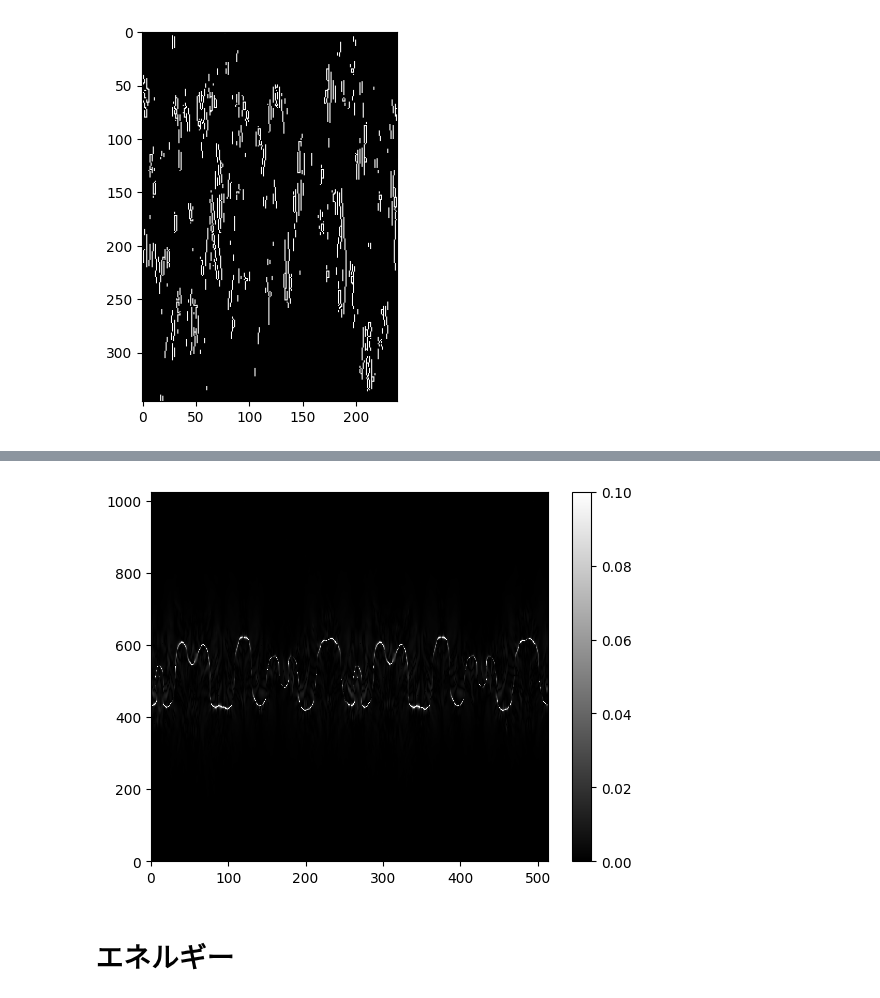
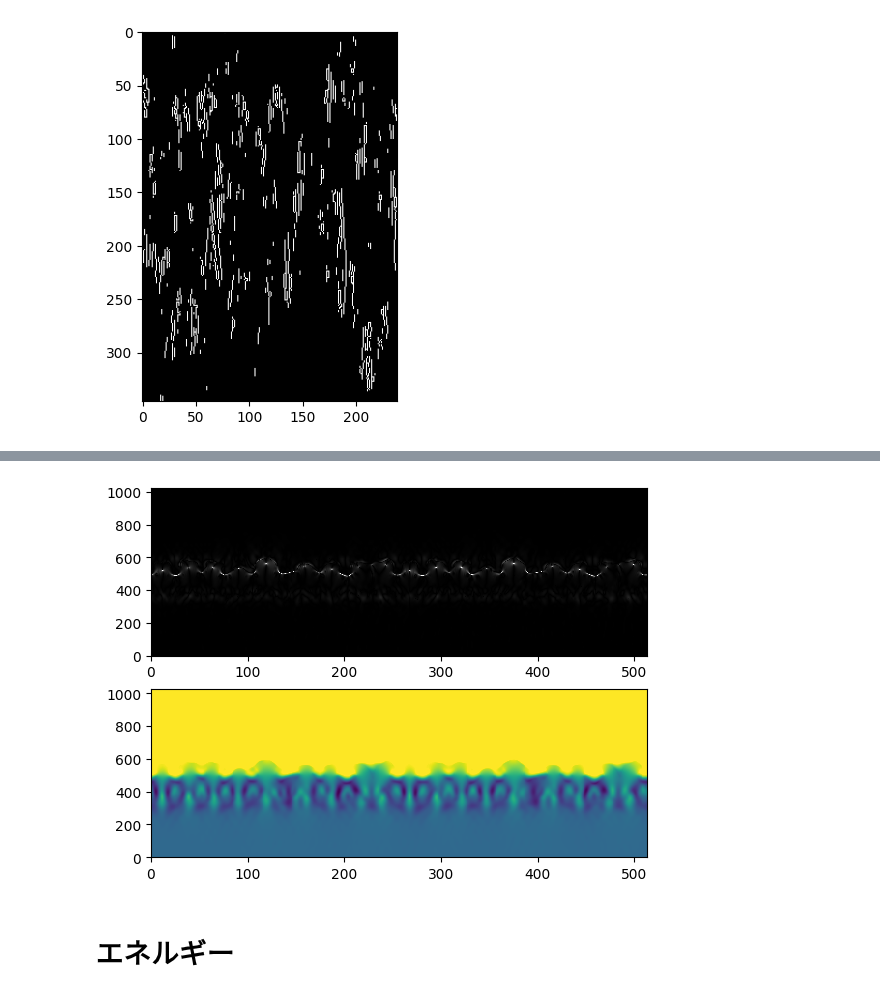
Before and after one commit to koki-mus/research, a Jupyter notebook: src/visualize.ipynb, the cells around one changed output, grey strips where cells are left out. Saved outputs shown, nothing was run; the diff lists cells and outputs as text; code cells hidden in the pictures.

```diff
--- a/src/visualize.ipynb
+++ b/src/visualize.ipynb
@@ -101,11 +101,11 @@ def stream_plt(X, Y, compress=0):
     # mf.show(rot,bar_range=[-0.05,0.05])
     # sns.heatmap(dataY)
     # strm = plt.streamplot(X, Y, u, v, density=[5], color=color, arrowstyle='-', linewidth=1,cmap="rainbow")
-    # strm = plt.streamplot(X, Y, u, v, density=[3], color=rot, arrowstyle='-', linewidth=lw,cmap="rainbow")
+    strm = plt.streamplot(X, Y, u, v, density=[3], color=rot, arrowstyle='-', linewidth=lw,cmap="rainbow")
     # strm = plt.streamplot(X, Y, u, v, density=[0.5], color=rad, arrowstyle='-', linewidth=1,cmap="rainbow", minlength=0.001)
     rad2 = abs(rad - (3.1415927/2))
     # sns.heatmap(rad2, cmap="bone")
-    #strm = plt.streamplot(X, Y, u, v, density=[1,5], color=black, arrowstyle='-|>', linewidth=1)
+    # strm = plt.streamplot(X, Y, u, v, density=[1,5], color=black, arrowstyle='-|>', linewidth=1)
 
     #fig.colorbar(strm.lines)
     # plt.show()
@@ -118,11 +118,8 @@ number =0
 for job in [13]:
     for para in [1]:
         dataX = mf.load(mf.gen_snap_path("magfieldX",para,job), z=3)
-        dataX2 = mf.load(mf.gen_snap_path("magfieldX",para+1,job), z=3)
         dataY = mf.load(mf.gen_snap_path("magfieldY",para,job), z=3)
-        dataY2 = mf.load(mf.gen_snap_path("magfieldY",para+1,job), z=3)
-        dataX = dataX2 - dataX
-        dataY = dataY2 - dataY
+
         plt.clf()
         stream =stream_plt(dataX,dataY)
         plt.savefig(f"{imgout}1111/{number}.png")
@@ -134,46 +131,53 @@ for job in [13]:
 [figure]
 # %%
 
-para = 10
-job = 13
-dataX1 = mf.load(mf.gen_snap_path("magfieldX",para,job), z=3)#[350:700, 270:590]
-dataX2 = mf.load(mf.gen_snap_path("magfieldX",para+1,job), z=3)#[350:700, 270:590]
-dataY1 = mf.load(mf.gen_snap_path("magfieldY",para,job), z=3)#[350:700, 270:590]
-dataY2 = mf.load(mf.gen_snap_path("magfieldY",para+1,job), z=3)#[350:700, 270:590]
-dataX = dataX2 - dataX1
-dataY = dataY2 - dataY1
+pathX = glob.glob(root_dir+"snap/snap77/magfieldX/*/*")
+pathY = glob.glob(root_dir+"snap/snap77/magfieldY/*/*")
+if len(pathX) != len(pathY):
+    print("not much length")
 
-# plt.savefig(f"{imgout}1111/{number}.png")
+for i in range(760,len(pathX)-1,10):
 
-x = range(dataX.shape[1])
-y = range(dataY.shape[0])
-#X,Y方向それぞれのベクトルに対して座標の行列を設定
-X, Y = np.meshgrid(x, y)
-#X,Y方向それぞれのベクトルの強さ
-u = dataX
-v = dataY
-#########rotの計算途中の微分でデータの端っこが削れる
-rot1 = mf.rot2d(dataX1, dataY1)
-rot2 = mf.rot2d(dataX2, dataY2)
-rot = rot2 - rot1
-u = u[2:-2,2:-2]
-v = v[2:-2,2:-2]
-X = X[2:-2,2:-2]
-Y = Y[2:-2,2:-2]
-##########
-def calc_rad(u,v):
-    return np.arccos(u/np.sqrt(u**2+v**2))
-rad1 = calc_rad(dataX1,dataY1)
-rad2 = calc_rad(dataX2,dataY2)
-rad = rad2-rad1
-reg_rad = abs(rad)
-std = reg_rad
+    dataX1 = mf.load(pathX[i], z=3)#[350:700, 270:590]
+    dataX2 = mf.load(pathX[i+1], z=3)#[350:700, 270:590]
+    dataY1 = mf.load(pathY[i], z=3)#[350:700, 270:590]
+    dataY2 = mf.load(pathY[i+1], z=3)#[350:700, 270:590]
+    dataX = dataX2 - dataX1
+    dataY = dataY2 - dataY1
 
-data = ((std - min(std.flat))*254/max(std.flat))
-data = data.astype("uint8")
-edges = cv2.Canny(data, threshold1=250, threshold2=250)
-# plt.imshow(cv2.cvtColor(edges, cv2.COLOR_GRAY2RGB))
+    x = range(dataX.shape[1])
+    y = range(dataY.shape[0])
+    #X,Y方向それぞれのベクトルに対して座標の行列を設定
+    X, Y = np.meshgrid(x, y)
+    #X,Y方向それぞれのベクトルの強さ
+    u = dataX
+    v = dataY
+    #########rotの計算途中の微分でデータの端っこが削れる
+    # rot1 = mf.rot2d(dataX1, dataY1)
+    # rot2 = mf.rot2d(dataX2, dataY2)
+    # rot = rot2 - rot1
+    # u = u[2:-2,2:-2]
+    # v = v[2:-2,2:-2]
+    # X = X[2:-2,2:-2]
+    # Y = Y[2:-2,2:-2]
+    ##########
+    def calc_rad(u,v):
+        return np.arccos(u/np.sqrt(u**2+v**2))
+    rad1 = calc_rad(dataX1,dataY1)
+    rad2 = calc_rad(dataX2,dataY2)
+    rad = rad2-rad1
+    reg_rad = abs(rad)
+    std = reg_rad
 
-plt.pcolor(std, cmap="gray", vmax=0.1)
-plt.colorbar()
+    #edge
+    # data = ((std - min(std.flat))*254/max(std.flat))
+    # data = data.astype("uint8")
+    # edges = cv2.Canny(data, threshold1=250, threshold2=250)
+    # plt.imshow(cv2.cvtColor(edges, cv2.COLOR_GRAY2RGB))
+    ax1 = plt.subplot(2,1,1)
+    ax1.pcolor(std, cmap="gray", vmax=0.1)
+    ax2 =plt.subplot(2,1,2)
+    ax2.pcolor(dataX1, vmax = 0.03)
+
+    plt.savefig(f"{imgout}1114/{i}_magfield_paraline{os.path.basename(pathX[i])[10:]}.png")
 # %% [output]
@@ -181,4 +184,4 @@ plt.colorbar()
-[figure, old version]
+[figure, new version]
 # %% [markdown]
 # エネルギー
 # %%
```
Also changed, not shown: parts of 3 cells of this notebook.
